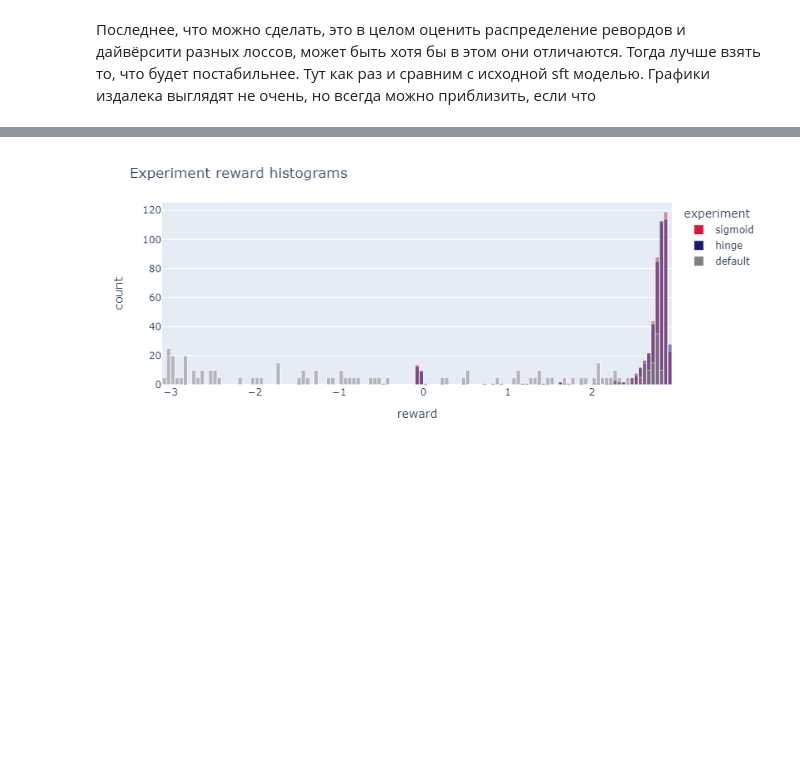
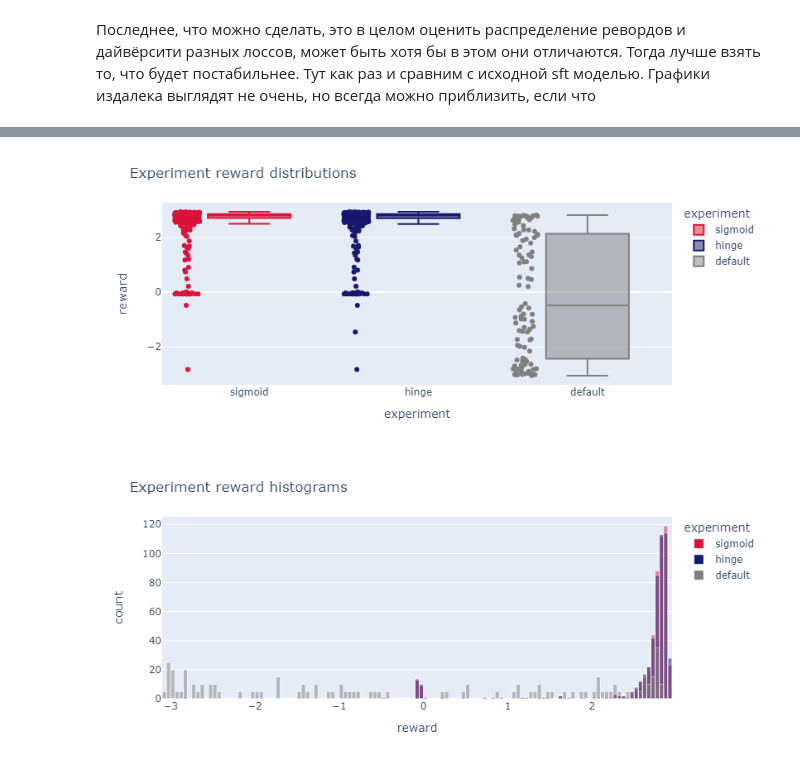
Before and after one commit to Lerostre/test-task-alignment, a Jupyter notebook: 1. Loss comparison.ipynb, the cells around one changed output, grey strips where cells are left out. Cells and saved outputs as stored; diff of their text form; code cells hidden in the pictures; blank space fills up the shorter version.

```diff
--- a/1. Loss comparison.ipynb
+++ b/1. Loss comparison.ipynb
@@ -394,3 +394,14 @@ mean_summary.T
 Как видно, между лоссами нет особой разницы, как обычно её нет при обучении свм и логрега. В общем и целом можно заметить, что средний реворд действительно вырос и очень даже неплохо, но при этом сильно пострадало разнообразие текстов. К сожалению, это суровая реальность - если генерировать только позитив, негатива, например, не будет. Можно заметить, что лоссы почти одинаковые, это может быть не очень хорошо, но быть может и обучение было проведено тоже не идеально. За `best` я взял распределение из виннеров, которое получилось после отбора кандидатов, в идеале хотели бы что-то такое, что я отфильтровал из датасета в части 1.1
 # %% [markdown]
 Последнее, что можно сделать, это в целом оценить распределение ревордов и дайвёрсити разных лоссов, может быть хотя бы в этом они отличаются. Тогда лучше взять то, что будет постабильнее. Тут как раз и сравним с исходной sft моделью. Графики издалека выглядят не очень, но всегда можно приблизить, если что
+# %%
+import plotly.express as px
+
+names = ["hinge", "sigmoid", "ipo", "kto"]
+fig = px.box(
+    summary, y="reward", x="experiment", color="experiment", points="all",
+    color_discrete_sequence=["crimson", "midnightblue", "grey"]
+)
+fig.update_layout(title="Experiment reward distributions")
+fig.show()
+# %% [output]
@@ -397,3 +409,4 @@ mean_summary.T
+[figure, added]
 # %%
 import plotly.express as px
 
```
Also changed, not shown: parts of 1 cell of this notebook.
